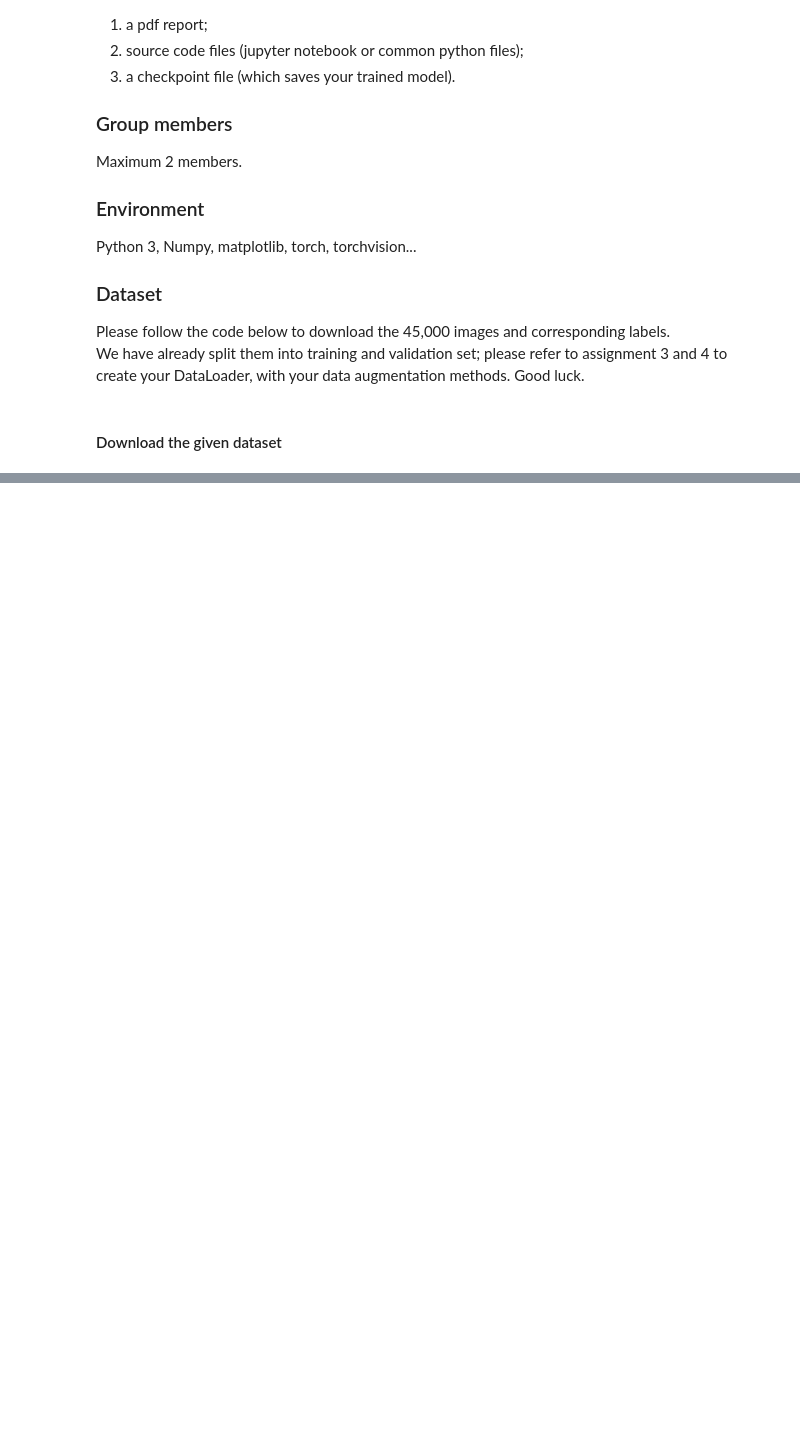
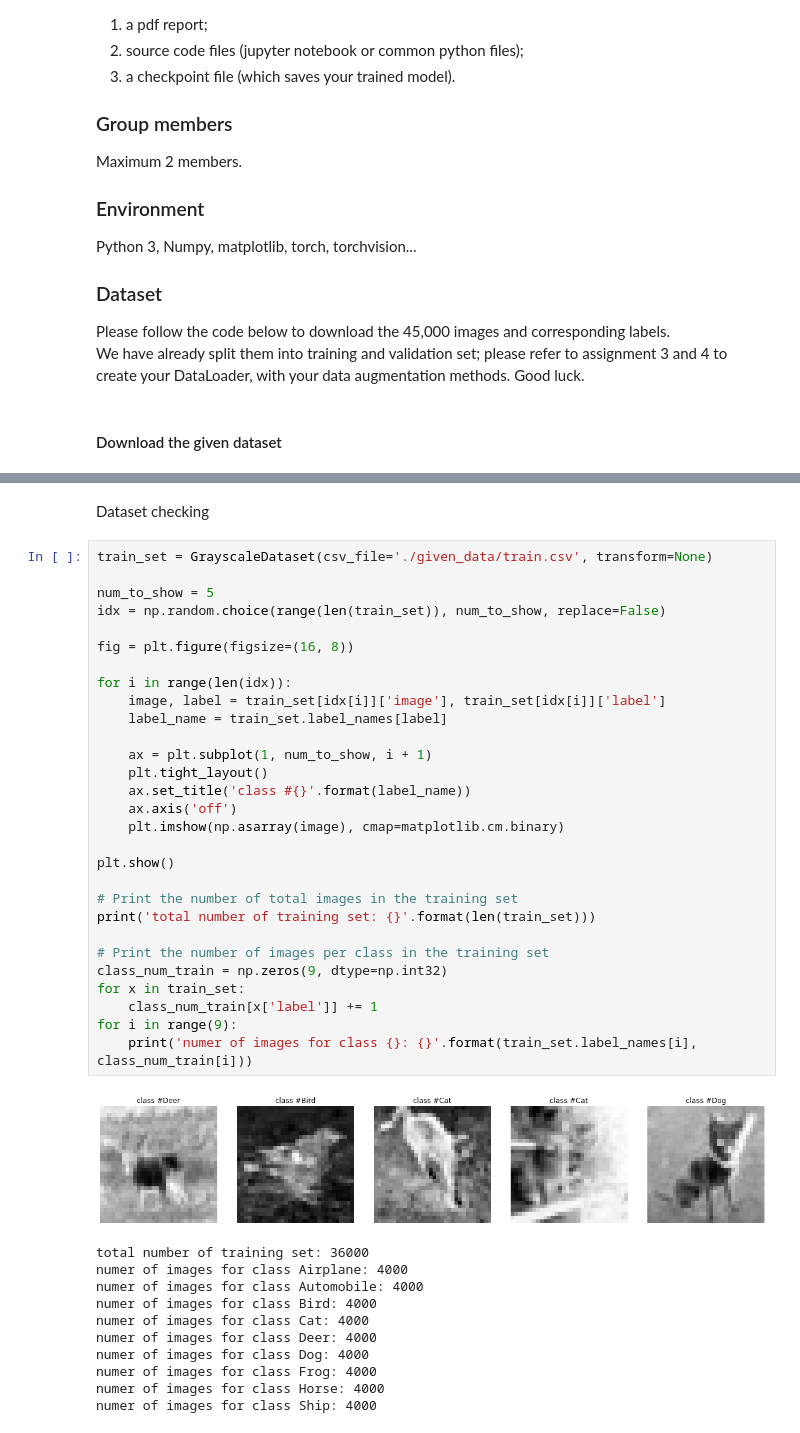
Before and after one commit to 123rolle/dl_project, a Jupyter notebook: DeepLearning_project/Project.ipynb, the cells around one changed output, grey strips where cells are left out. Drawn from its saved outputs; the diff is of its cells as text; blank space fills up the shorter version.

```diff
--- a/DeepLearning_project/Project.ipynb
+++ b/DeepLearning_project/Project.ipynb
@@ -66,0 +103,43 @@ download_given_data('./')
+# %% [markdown]
+Dataset checking
+# %%
+train_set = GrayscaleDataset(csv_file='./given_data/train.csv', transform=None)
+
+num_to_show = 5
+idx = np.random.choice(range(len(train_set)), num_to_show, replace=False)
+
+fig = plt.figure(figsize=(16, 8))
+
+for i in range(len(idx)):
+    image, label = train_set[idx[i]]['image'], train_set[idx[i]]['label']
+    label_name = train_set.label_names[label]
+
+    ax = plt.subplot(1, num_to_show, i + 1)
+    plt.tight_layout()
+    ax.set_title('class #{}'.format(label_name))
+    ax.axis('off')
+    plt.imshow(np.asarray(image), cmap=matplotlib.cm.binary)
+
+plt.show()
+
+# Print the number of total images in the training set
+print('total number of training set: {}'.format(len(train_set)))
+
+# Print the number of images per class in the training set
+class_num_train = np.zeros(9, dtype=np.int32)
+for x in train_set:
+    class_num_train[x['label']] += 1
+for i in range(9):
+    print('numer of images for class {}: {}'.format(train_set.label_names[i], class_num_train[i]))
+# %% [output]
+[figure, added]
+total number of training set: 36000
+numer of images for class Airplane: 4000
+numer of images for class Automobile: 4000
+numer of images for class Bird: 4000
+numer of images for class Cat: 4000
+numer of images for class Deer: 4000
+numer of images for class Dog: 4000
+numer of images for class Frog: 4000
+numer of images for class Horse: 4000
+numer of images for class Ship: 4000
```
Also changed, not shown: parts of 19 cells of this notebook, 2 other files.
